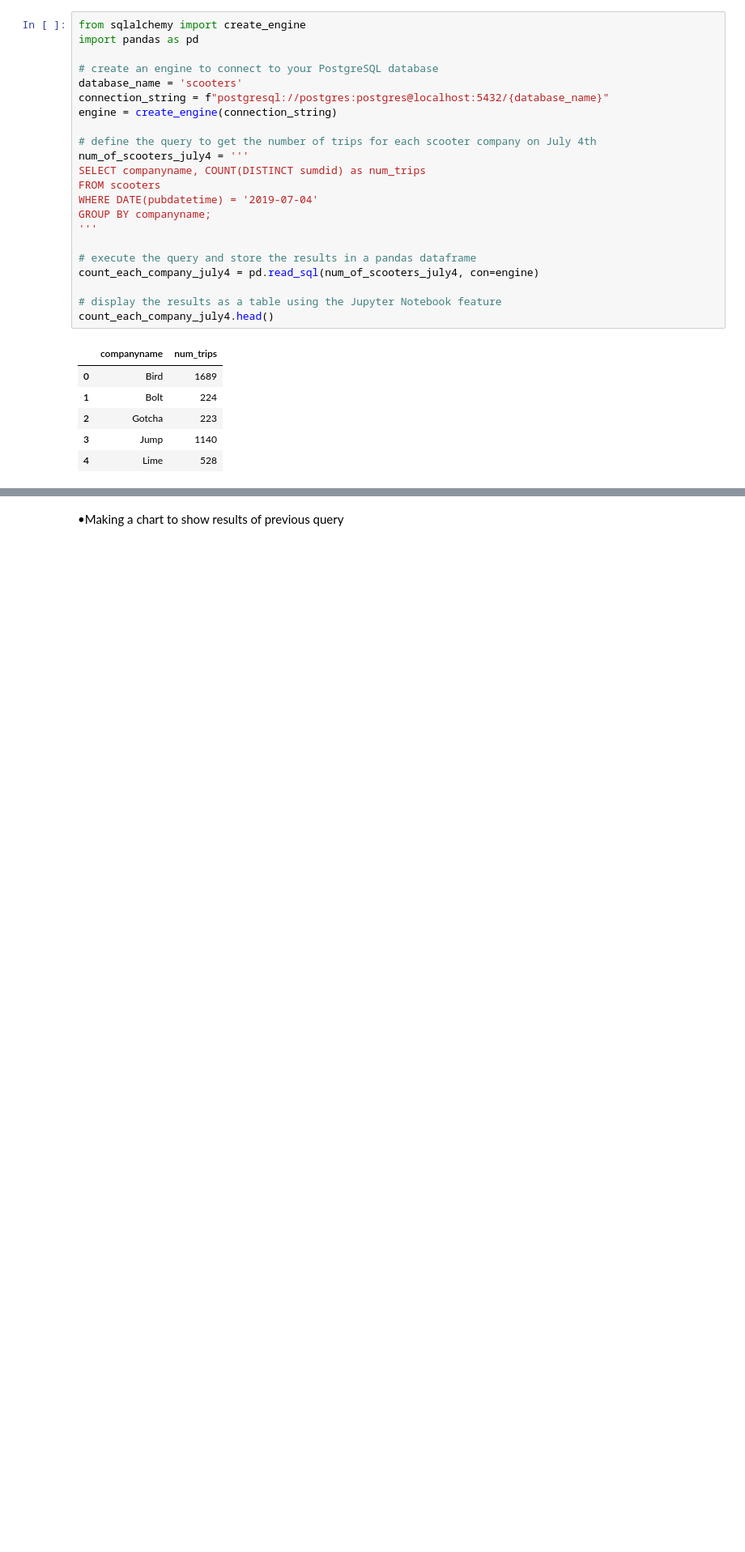
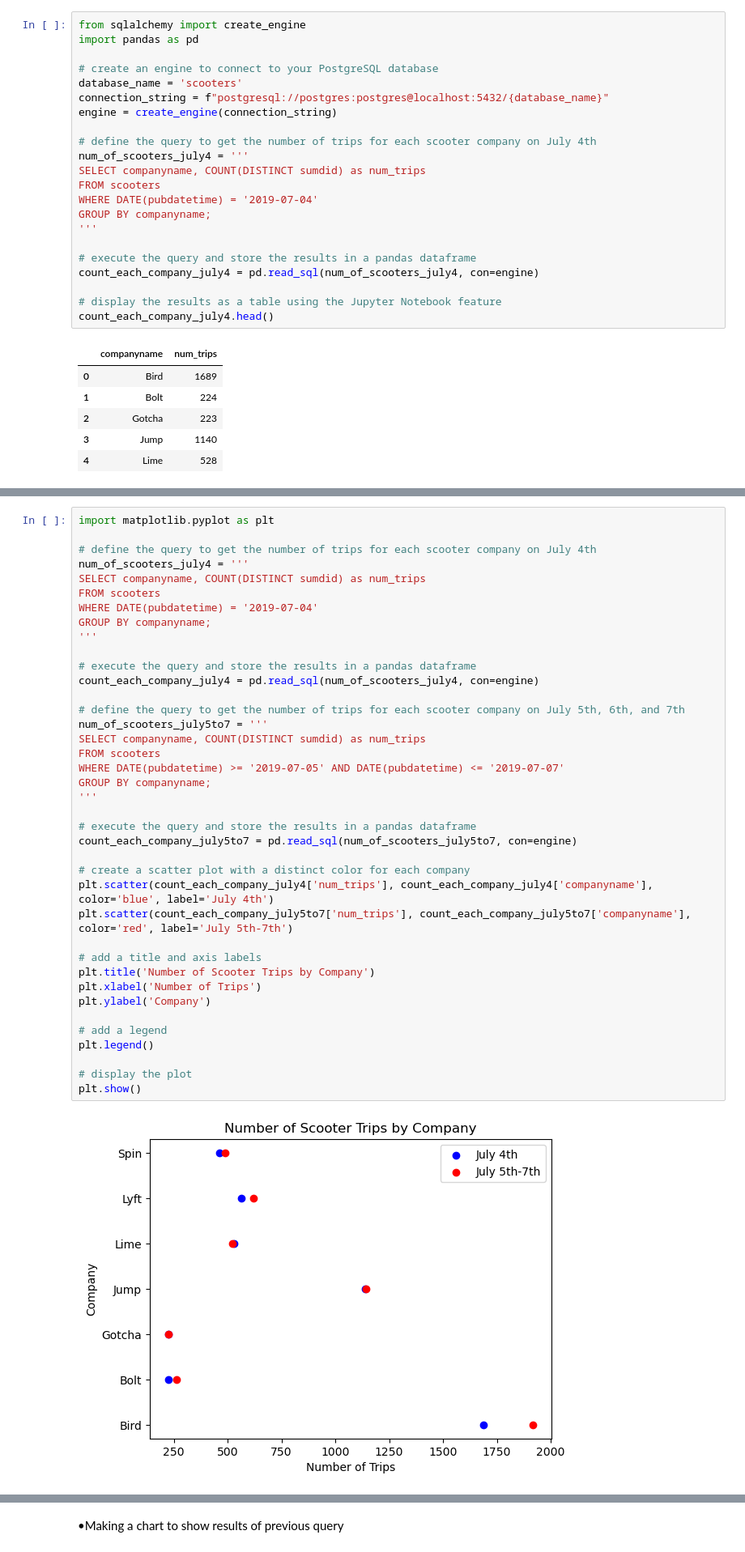
Before and after one commit to NSS-Data-Analytics-Cohort-8/scooter-partner1-whenhugocallsuspythonistas, a Jupyter notebook: notebooks/deliverables.ipynb, the cells around one changed output, grey strips where cells are left out. Shown at 81% size. Cells and saved outputs as stored; diff of their text form; blank space fills up the shorter version.

Commit message:
-m charting

```diff
--- a/notebooks/deliverables.ipynb
+++ b/notebooks/deliverables.ipynb
@@ -216,0 +208,41 @@ count_each_company_july4.head()
+# %%
+import matplotlib.pyplot as plt
+
+# define the query to get the number of trips for each scooter company on July 4th
+num_of_scooters_july4 = '''
+SELECT companyname, COUNT(DISTINCT sumdid) as num_trips
+FROM scooters
+WHERE DATE(pubdatetime) = '2019-07-04'
+GROUP BY companyname;
+'''
+
+# execute the query and store the results in a pandas dataframe
+count_each_company_july4 = pd.read_sql(num_of_scooters_july4, con=engine)
+
+# define the query to get the number of trips for each scooter company on July 5th, 6th, and 7th
+num_of_scooters_july5to7 = '''
+SELECT companyname, COUNT(DISTINCT sumdid) as num_trips
+FROM scooters
+WHERE DATE(pubdatetime) >= '2019-07-05' AND DATE(pubdatetime) <= '2019-07-07'
+GROUP BY companyname;
+'''
+
+# execute the query and store the results in a pandas dataframe
+count_each_company_july5to7 = pd.read_sql(num_of_scooters_july5to7, con=engine)
+
+# create a scatter plot with a distinct color for each company
+plt.scatter(count_each_company_july4['num_trips'], count_each_company_july4['companyname'], color='blue', label='July 4th')
+plt.scatter(count_each_company_july5to7['num_trips'], count_each_company_july5to7['companyname'], color='red', label='July 5th-7th')
+
+# add a title and axis labels
+plt.title('Number of Scooter Trips by Company')
+plt.xlabel('Number of Trips')
+plt.ylabel('Company')
+
+# add a legend
+plt.legend()
+
+# display the plot
+plt.show()
+# %% [output]
+[figure, added]
```
Also changed, not shown: parts of 9 cells of this notebook.
